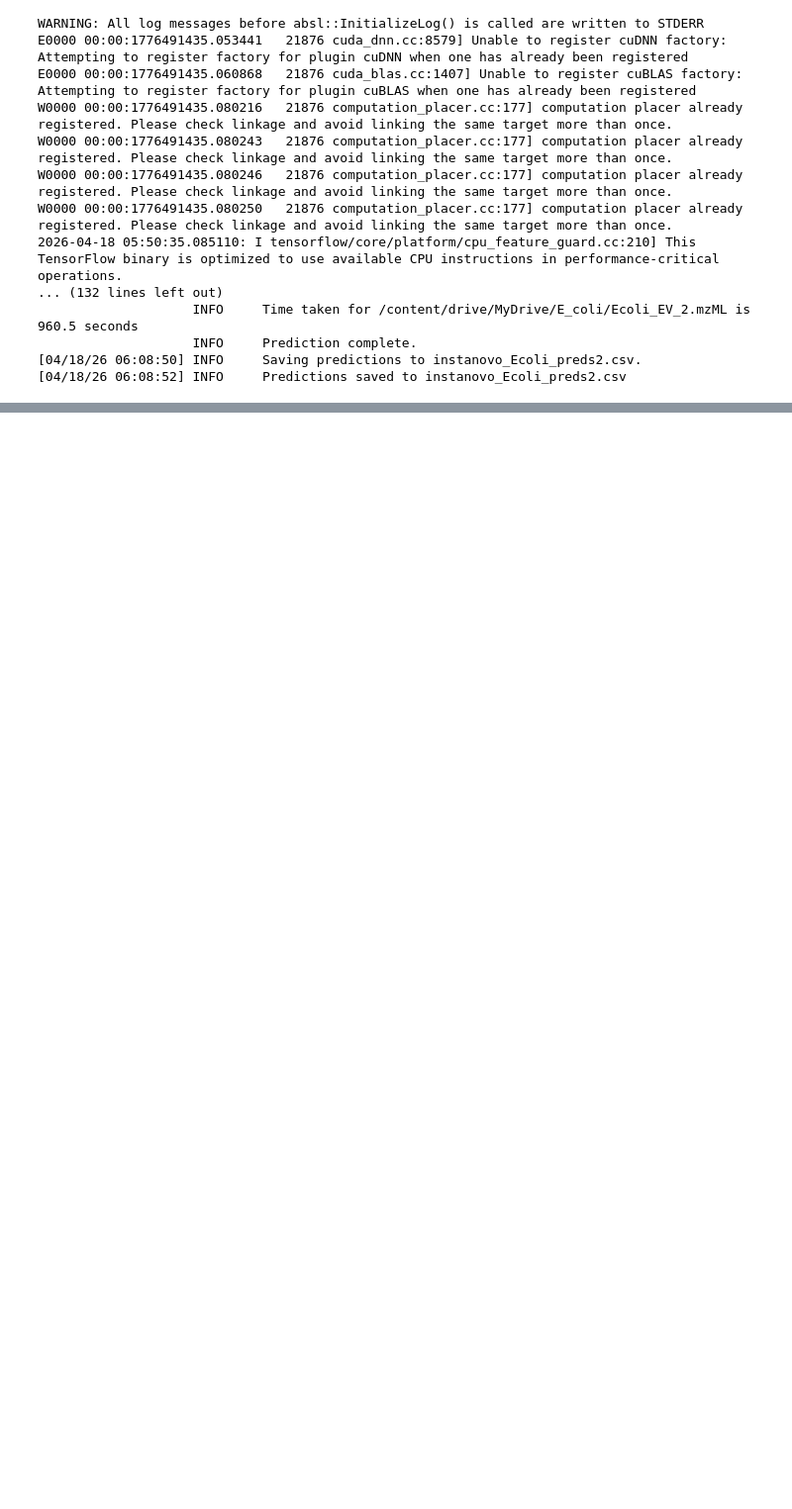
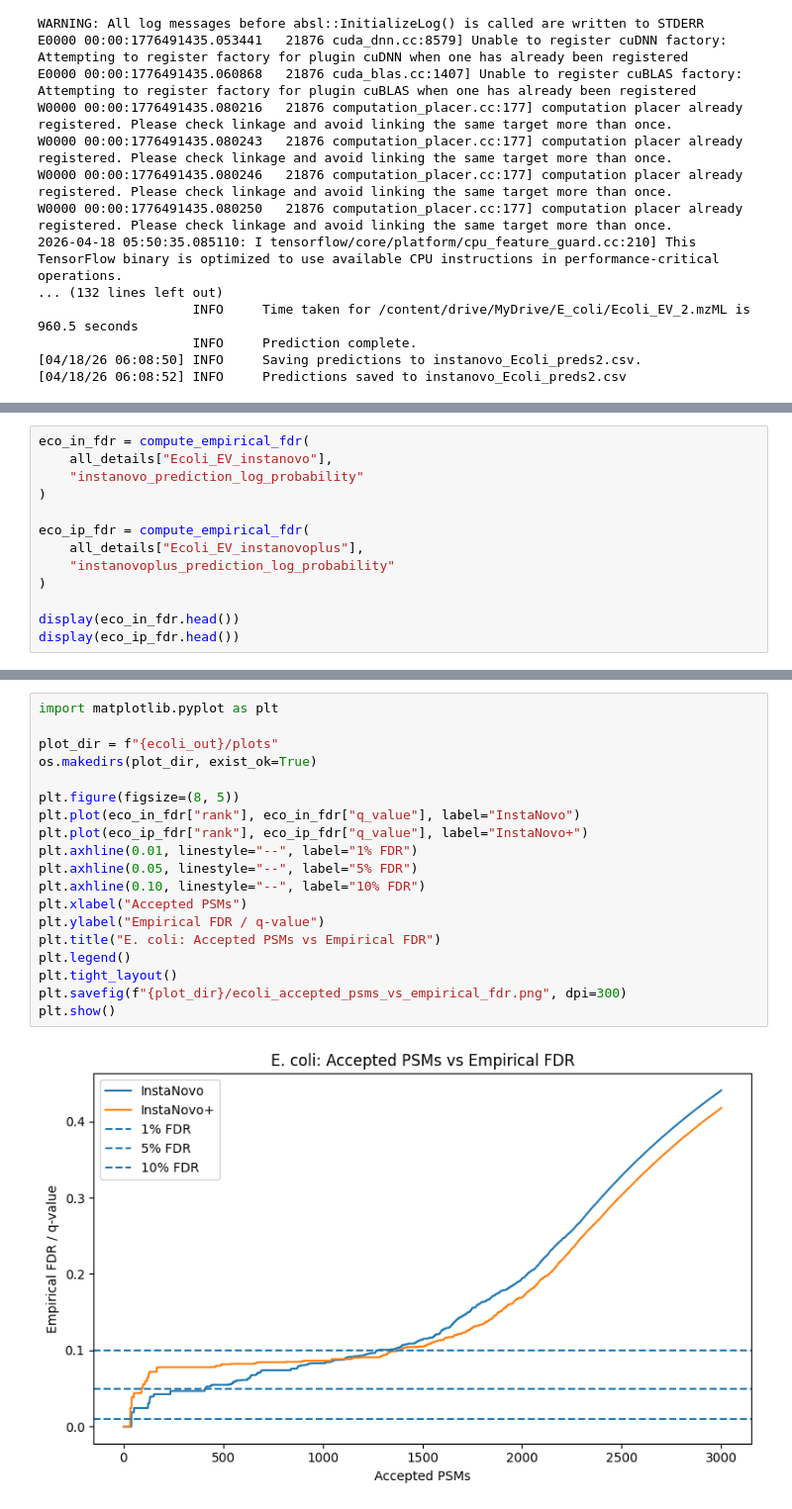
Before and after one commit to raunakpandey1/diffusion-peptide-sequencing, a Jupyter notebook: Peptide_Sequencing.ipynb, the cells around one changed output, grey strips where cells are left out. Shown at 99% size. Drawn from its saved outputs; the diff is of its cells as text; blank space fills up the shorter version.

```diff
--- a/Peptide_Sequencing.ipynb
+++ b/Peptide_Sequencing.ipynb
@@ -620,0 +1023,13 @@ plt.show()
+# %%
+eco_in_fdr = compute_empirical_fdr(
+    all_details["Ecoli_EV_instanovo"],
+    "instanovo_prediction_log_probability"
+)
+
+eco_ip_fdr = compute_empirical_fdr(
+    all_details["Ecoli_EV_instanovoplus"],
+    "instanovoplus_prediction_log_probability"
+)
+
+display(eco_in_fdr.head())
+display(eco_ip_fdr.head())
@@ -620,0 +1141,21 @@ plt.show()
+# %%
+import matplotlib.pyplot as plt
+
+plot_dir = f"{ecoli_out}/plots"
+os.makedirs(plot_dir, exist_ok=True)
+
+plt.figure(figsize=(8, 5))
+plt.plot(eco_in_fdr["rank"], eco_in_fdr["q_value"], label="InstaNovo")
+plt.plot(eco_ip_fdr["rank"], eco_ip_fdr["q_value"], label="InstaNovo+")
+plt.axhline(0.01, linestyle="--", label="1% FDR")
+plt.axhline(0.05, linestyle="--", label="5% FDR")
+plt.axhline(0.10, linestyle="--", label="10% FDR")
+plt.xlabel("Accepted PSMs")
+plt.ylabel("Empirical FDR / q-value")
+plt.title("E. coli: Accepted PSMs vs Empirical FDR")
+plt.legend()
+plt.tight_layout()
+plt.savefig(f"{plot_dir}/ecoli_accepted_psms_vs_empirical_fdr.png", dpi=300)
+plt.show()
+# %% [output]
+[figure, added]
```
Also changed, not shown: parts of 80 cells of this notebook, 7 other files.
